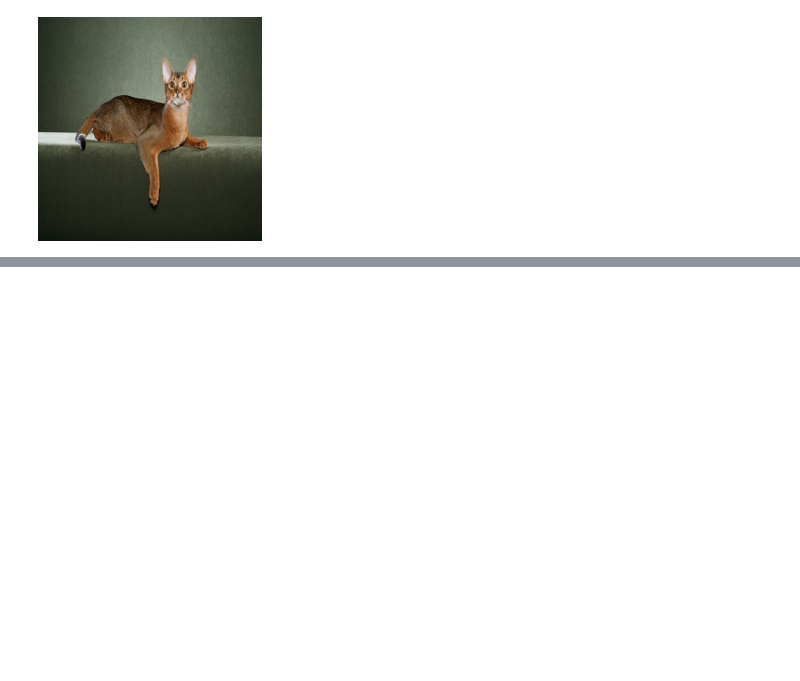
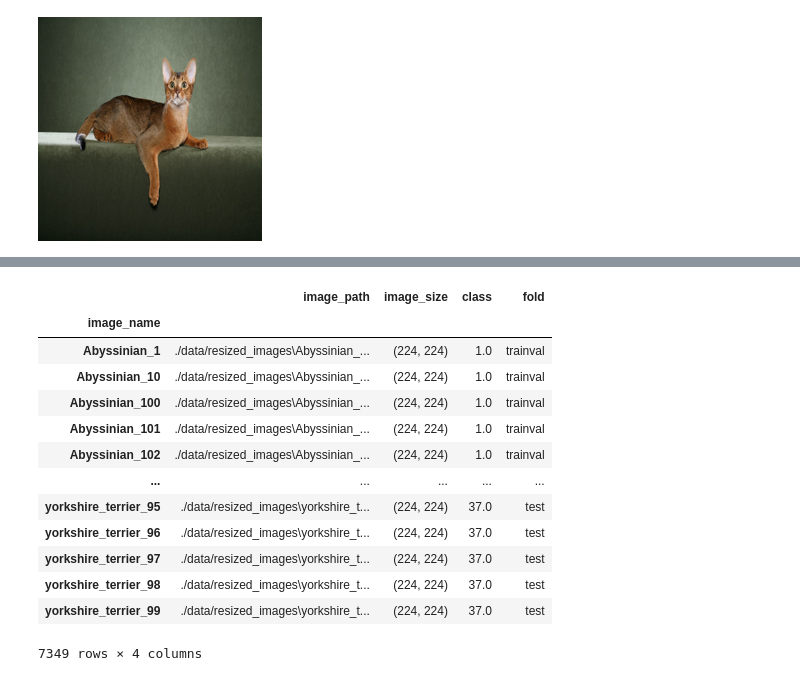
Before and after one commit to CristinaRacovita/watermarked-image-classification, a Jupyter notebook: creating_watermarked_images.ipynb, the cells around one changed output, grey strips where cells are left out. Saved outputs shown, nothing was run; the diff lists cells and outputs as text; code cells hidden in the pictures; blank space fills up the shorter version.

```diff
--- a/creating_watermarked_images.ipynb
+++ b/creating_watermarked_images.ipynb
@@ -63,16 +68,16 @@ resize_image(oxford_pet_dataset['image_path'][0], 224)
 [figure]
 # %%
 def save_resize_oxford_pet_dataset(original_dataset):
-    output_dir = "resized_images"
+    output_dir = "./data/resized_images"
 
     if not os.path.exists(output_dir):
         os.makedirs(output_dir)
 
     for index, row in original_dataset.iterrows():
-        input_image_path = row['image_path']
+        input_image_path = row["image_path"]
         resized_image = resize_image(input_image_path, 224)
 
-        output_image_path = os.path.join(output_dir, row['image_name'])
+        output_image_path = os.path.join(output_dir, row["image_name"])
         resized_image.save(output_image_path)
 
     return output_dir
@@ -90,0 +93,6 @@ resized_oxford_pet_dataset.head(5)
+# %%
+resized_oxford_pet_dataset["image_name"] = resized_oxford_pet_dataset["image_name"].map(
+    lambda x: x.replace(".jpg", "")
+)
+resized_oxford_pet_dataset = resized_oxford_pet_dataset.set_index("image_name")
+resized_oxford_pet_dataset
@@ -90,0 +114,13 @@ resized_oxford_pet_dataset.head(5)
+# %%
+test_images = pd.read_csv("./data/test.txt", delimiter=" ", header=None)[[0, 1]]
+test_images["fold"] = "test"
+
+trainval_images = pd.read_csv("./data/trainval.txt", delimiter=" ", header=None)[[0, 1]]
+trainval_images["fold"] = "trainval"
+
+dataset_folds = (
+    pd.concat([test_images, trainval_images])
+    .rename({0: "image_name", 1: "class"}, axis=1)
+    .set_index("image_name")
+)
+dataset_folds
@@ -91,2 +142,22 @@ resized_oxford_pet_dataset.head(5)
+# %%
+pet_dataset_info = resized_oxford_pet_dataset.join(dataset_folds, on="image_name")
+pet_dataset_info = pet_dataset_info.dropna()
+pet_dataset_info.to_csv("./data/pet_dataset_info.csv", index="image_name")
+pet_dataset_info
+# %% [output]
+|  | image_path | image_size | class | fold |
+| image_name |  |  |  |  |
+| Abyssinian_1 | ./data/resized_images\Abyssinian_... | (224, 224) | 1.0 | trainval |
+| Abyssinian_10 | ./data/resized_images\Abyssinian_... | (224, 224) | 1.0 | trainval |
+| Abyssinian_100 | ./data/resized_images\Abyssinian_... | (224, 224) | 1.0 | trainval |
+| Abyssinian_101 | ./data/resized_images\Abyssinian_... | (224, 224) | 1.0 | trainval |
+| Abyssinian_102 | ./data/resized_images\Abyssinian_... | (224, 224) | 1.0 | trainval |
+| ... | ... | ... | ... | ... |
+| yorkshire_terrier_95 | ./data/resized_images\yorkshire_t... | (224, 224) | 37.0 | test |
+| yorkshire_terrier_96 | ./data/resized_images\yorkshire_t... | (224, 224) | 37.0 | test |
+| yorkshire_terrier_97 | ./data/resized_images\yorkshire_t... | (224, 224) | 37.0 | test |
+| yorkshire_terrier_98 | ./data/resized_images\yorkshire_t... | (224, 224) | 37.0 | test |
+| yorkshire_terrier_99 | ./data/resized_images\yorkshire_t... | (224, 224) | 37.0 | test |
+7349 rows × 4 columns
 # %% [markdown]
 ## [QMUL-OpenLogo Dataset](https://hangsu0730.github.io/qmul-openlogo/)
```
Also changed, not shown: parts of 18 cells of this notebook, 3 other files.
